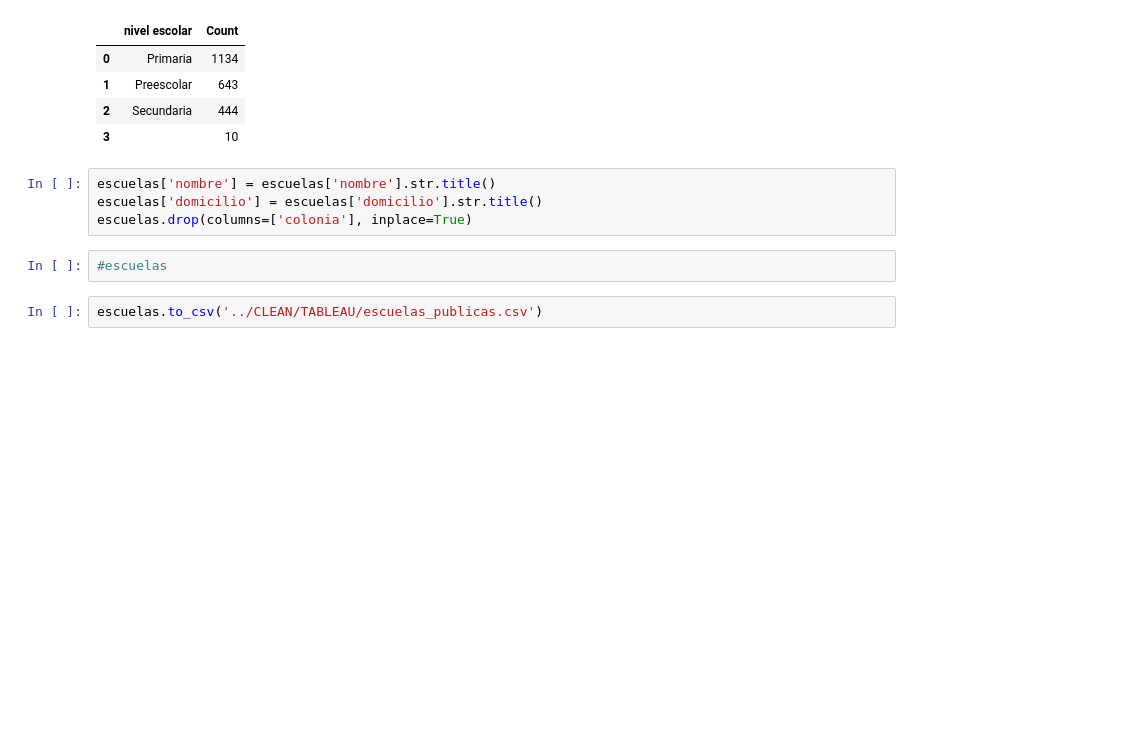
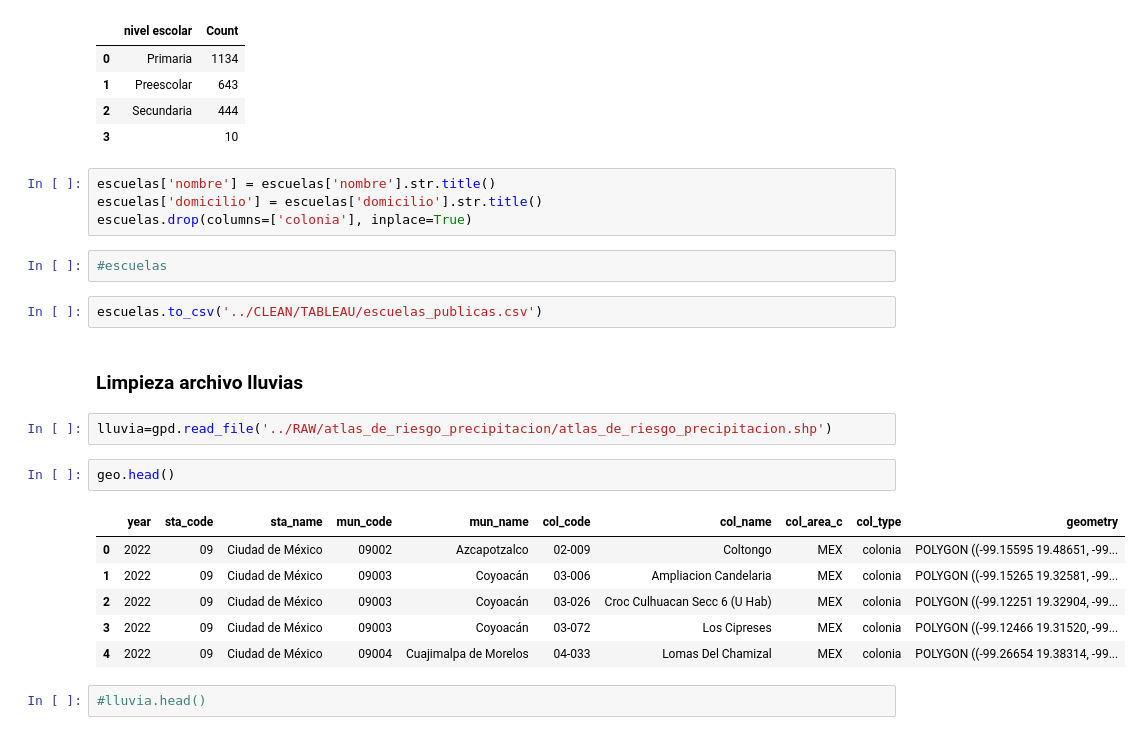
Before and after one commit to Anton-Utray/Vulnerabilidad-Hidrica-CDMX, a Jupyter notebook: SRC/GEOREF CLEAN.ipynb, the cells around one changed output. Cells and saved outputs as stored; diff of their text form; blank space fills up the shorter version.

Commit message:
Agregar archivo precipitaciones, mejorar dash

```diff
--- a/SRC/GEOREF CLEAN.ipynb
+++ b/SRC/GEOREF CLEAN.ipynb
@@ -218,3 +218,18 @@ escuelas.drop(columns=['colonia'], inplace=True)
 #escuelas
 # %%
 escuelas.to_csv('../CLEAN/TABLEAU/escuelas_publicas.csv')
+# %% [markdown]
+### Limpieza archivo lluvias
+# %%
+lluvia=gpd.read_file('../RAW/atlas_de_riesgo_precipitacion/atlas_de_riesgo_precipitacion.shp')
+# %%
+geo.head()
+# %% [output]
+|  | year | sta_code | sta_name | mun_code | mun_name | col_code | col_name | col_area_c | col_type | geometry |
+| 0 | 2022 | 09 | Ciudad de México | 09002 | Azcapotzalco | 02-009 | Coltongo | MEX | colonia | POLYGON ((-99.15595 19.48651, -99... |
+| 1 | 2022 | 09 | Ciudad de México | 09003 | Coyoacán | 03-006 | Ampliacion Candelaria | MEX | colonia | POLYGON ((-99.15265 19.32581, -99... |
+| 2 | 2022 | 09 | Ciudad de México | 09003 | Coyoacán | 03-026 | Croc Culhuacan Secc 6 (U Hab) | MEX | colonia | POLYGON ((-99.12251 19.32904, -99... |
+| 3 | 2022 | 09 | Ciudad de México | 09003 | Coyoacán | 03-072 | Los Cipreses | MEX | colonia | POLYGON ((-99.12466 19.31520, -99... |
+| 4 | 2022 | 09 | Ciudad de México | 09004 | Cuajimalpa de Morelos | 04-033 | Lomas Del Chamizal | MEX | colonia | POLYGON ((-99.26654 19.38314, -99... |
+# %%
+#lluvia.head()
```
Also changed, not shown: parts of 4 cells of this notebook, 11 other files.
